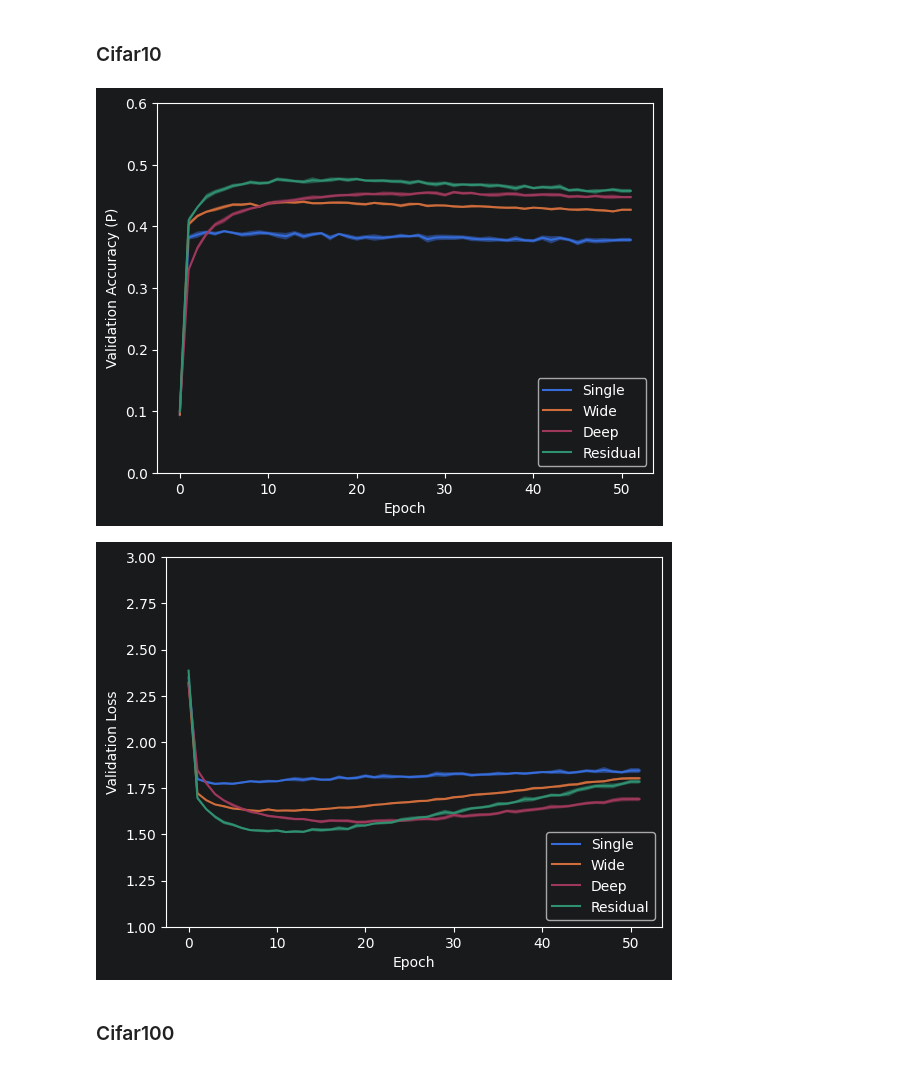
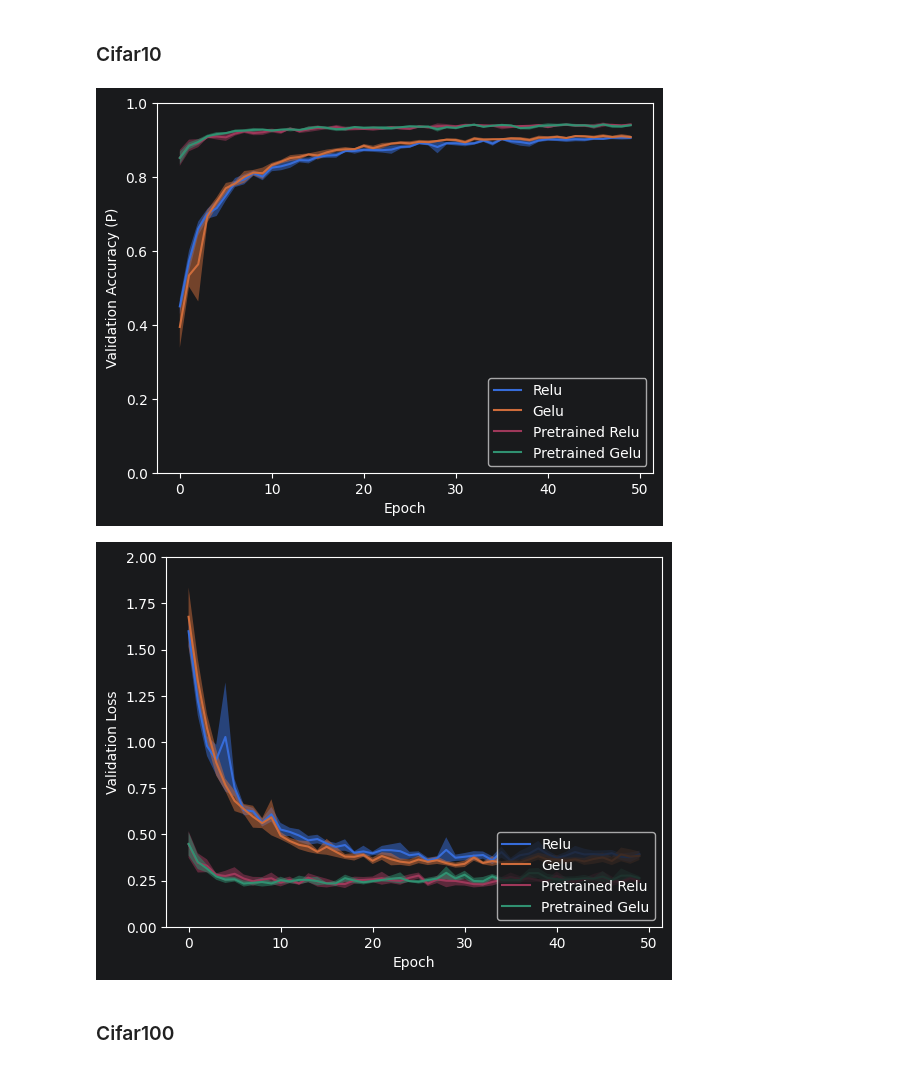
Before and after one commit to CaydenSchalk/DeepLearningOL3, a Jupyter notebook: results/OL3.ipynb, the cells around one changed output. Saved outputs shown, nothing was run; the diff lists cells and outputs as text; code cells hidden in the pictures.

```diff
--- a/results/OL3.ipynb
+++ b/results/OL3.ipynb
@@ -4,88 +4,87 @@ import matplotlib.pyplot as plt
 # %% [markdown]
 ### Cifar10
 # %%
-results1 = np.loadtxt("cifar10-single-acc-results.txt")
-results2 = np.loadtxt("cifar10-wide-acc-results.txt")
-results3 = np.loadtxt("cifar10-deep-acc-results.txt")
-results4 = np.loadtxt("cifar10-resid-acc-results.txt")
-results5 = np.loadtxt("cifar10-custom")
+results1 = np.loadtxt("cifar10-resnet-relu-acc-results.txt")
+results2 = np.loadtxt("cifar10-resnet-gelu-acc-results.txt")
+results3 = np.loadtxt("cifar10-pretrained-relu-acc-results.txt")
+results4 = np.loadtxt("cifar10-pretrained-gelu-acc-results.txt")
 
 plt.plot(np.arange(0,results1.shape[1]),
-         np.mean(results1,0),label="Single")
+         np.mean(results1,0),label="Relu")
 plt.fill_between(np.arange(0,results1.shape[1]),
                  np.mean(results1,0)-(1.96*np.std(results1,0)/np.sqrt(results1.shape[0])),
                  np.mean(results1,0)+(1.96*np.std(results1,0)/np.sqrt(results1.shape[0])),
                  alpha=0.5)
 
 plt.plot(np.arange(0,results2.shape[1]),
-         np.mean(results2,0),label="Wide")
+         np.mean(results2,0),label="Gelu")
 plt.fill_between(np.arange(0,results2.shape[1]),
                  np.mean(results2,0)-(1.96*np.std(results2,0)/np.sqrt(results2.shape[0])),
                  np.mean(results2,0)+(1.96*np.std(results2,0)/np.sqrt(results2.shape[0])),
                  alpha=0.5)
 
 plt.plot(np.arange(0,results3.shape[1]),
-         np.mean(results3,0),label="Deep")
+         np.mean(results3,0),label="Pretrained Relu")
 plt.fill_between(np.arange(0,results3.shape[1]),
                  np.mean(results3,0)-(1.96*np.std(results3,0)/np.sqrt(results3.shape[0])),
                  np.mean(results3,0)+(1.96*np.std(results3,0)/np.sqrt(results3.shape[0])),
                  alpha=0.5)
 
 plt.plot(np.arange(0,results4.shape[1]),
-         np.mean(results4,0),label="Residual")
+         np.mean(results4,0),label="Pretrained Gelu")
 plt.fill_between(np.arange(0,results4.shape[1]),
                  np.mean(results4,0)-(1.96*np.std(results4,0)/np.sqrt(results4.shape[0])),
                  np.mean(results4,0)+(1.96*np.std(results4,0)/np.sqrt(results4.shape[0])),
                  alpha=0.5)
 
-plt.ylim([0.0,0.6])
+plt.ylim([0,1])
 plt.ylabel('Validation Accuracy (P)')
 plt.xlabel('Epoch')
 plt.legend(loc='lower right')
 plt.show()
 # %% [output]
-[figure, old version]
+[figure, new version]
 # %%
-results1 = np.loadtxt("cifar10-single-loss-results.txt")
-results2 = np.loadtxt("cifar10-wide-loss-results.txt")
-results3 = np.loadtxt("cifar10-deep-loss-results.txt")
-results4 = np.loadtxt("cifar10-resid-loss-results.txt")
+results1 = np.loadtxt("cifar10-resnet-relu-loss-results.txt")
+results2 = np.loadtxt("cifar10-resnet-gelu-loss-results.txt")
+results3 = np.loadtxt("cifar10-pretrained-relu-loss-results.txt")
+results4 = np.loadtxt("cifar10-pretrained-gelu-loss-results.txt")
 
 plt.plot(np.arange(0,results1.shape[1]),
-         np.mean(results1,0),label="Single")
+         np.mean(results1,0),label="Relu")
 plt.fill_between(np.arange(0,results1.shape[1]),
                  np.mean(results1,0)-(1.96*np.std(results1,0)/np.sqrt(results1.shape[0])),
                  np.mean(results1,0)+(1.96*np.std(results1,0)/np.sqrt(results1.shape[0])),
                  alpha=0.5)
 
 plt.plot(np.arange(0,results2.shape[1]),
-         np.mean(results2,0),label="Wide")
+         np.mean(results2,0),label="Gelu")
 plt.fill_between(np.arange(0,results2.shape[1]),
                  np.mean(results2,0)-(1.96*np.std(results2,0)/np.sqrt(results2.shape[0])),
                  np.mean(results2,0)+(1.96*np.std(results2,0)/np.sqrt(results2.shape[0])),
                  alpha=0.5)
 
 plt.plot(np.arange(0,results3.shape[1]),
-         np.mean(results3,0),label="Deep")
+         np.mean(results3,0),label="Pretrained Relu")
 plt.fill_between(np.arange(0,results3.shape[1]),
                  np.mean(results3,0)-(1.96*np.std(results3,0)/np.sqrt(results3.shape[0])),
                  np.mean(results3,0)+(1.96*np.std(results3,0)/np.sqrt(results3.shape[0])),
                  alpha=0.5)
 
 plt.plot(np.arange(0,results4.shape[1]),
-         np.mean(results4,0),label="Residual")
+         np.mean(results4,0),label="Pretrained Gelu")
 plt.fill_between(np.arange(0,results4.shape[1]),
                  np.mean(results4,0)-(1.96*np.std(results4,0)/np.sqrt(results4.shape[0])),
                  np.mean(results4,0)+(1.96*np.std(results4,0)/np.sqrt(results4.shape[0])),
                  alpha=0.5)
 
-plt.ylim([1,3])
+plt.ylim([0,2])
 plt.ylabel('Validation Loss')
 plt.xlabel('Epoch')
 plt.legend(loc='lower right')
 plt.show()
 # %% [output]
-[figure, old version]
+[figure, new version]
 # %% [markdown]
 ### Cifar100
 # %%
```
Also changed, not shown: parts of 8 cells of this notebook, 1 other file.
